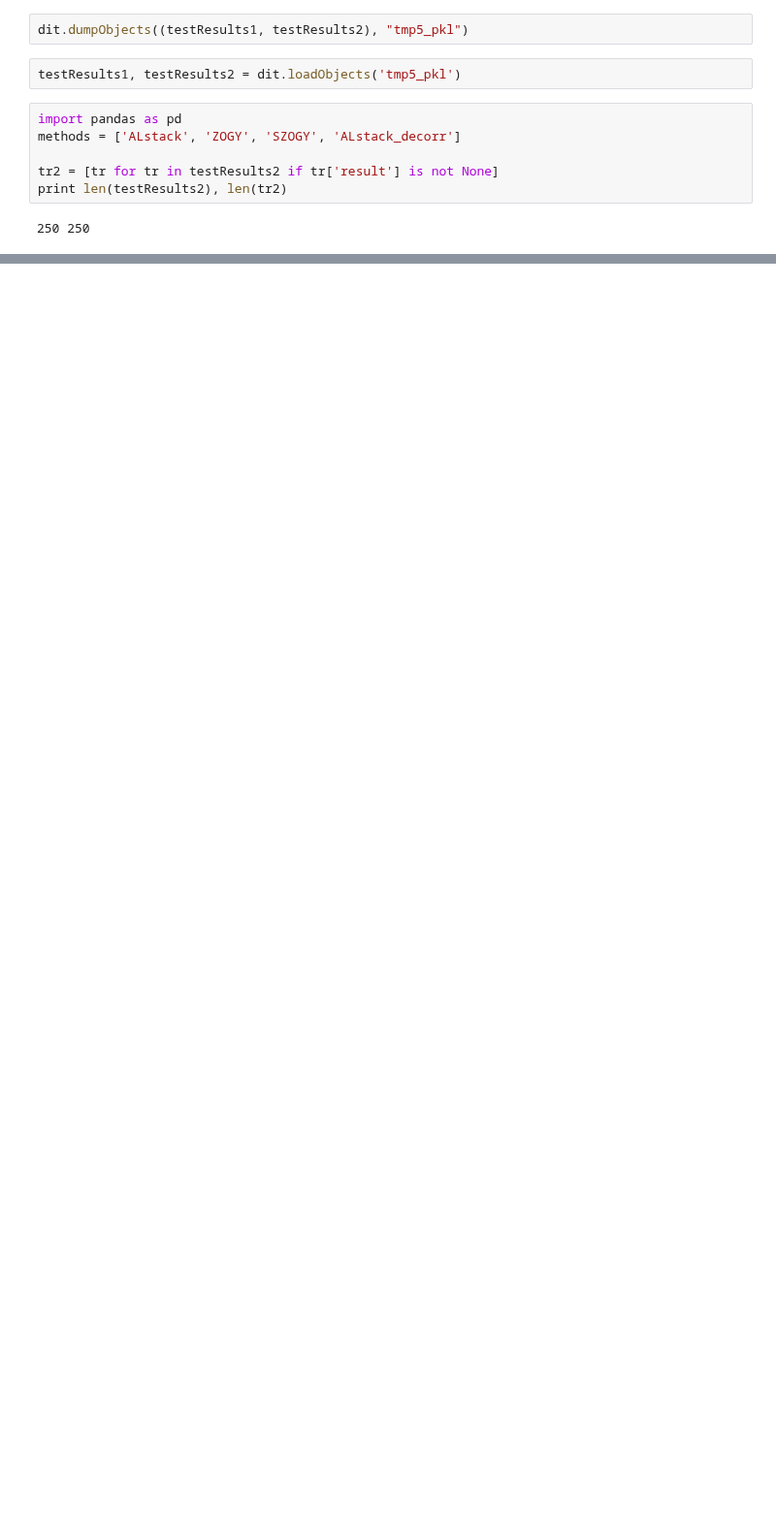
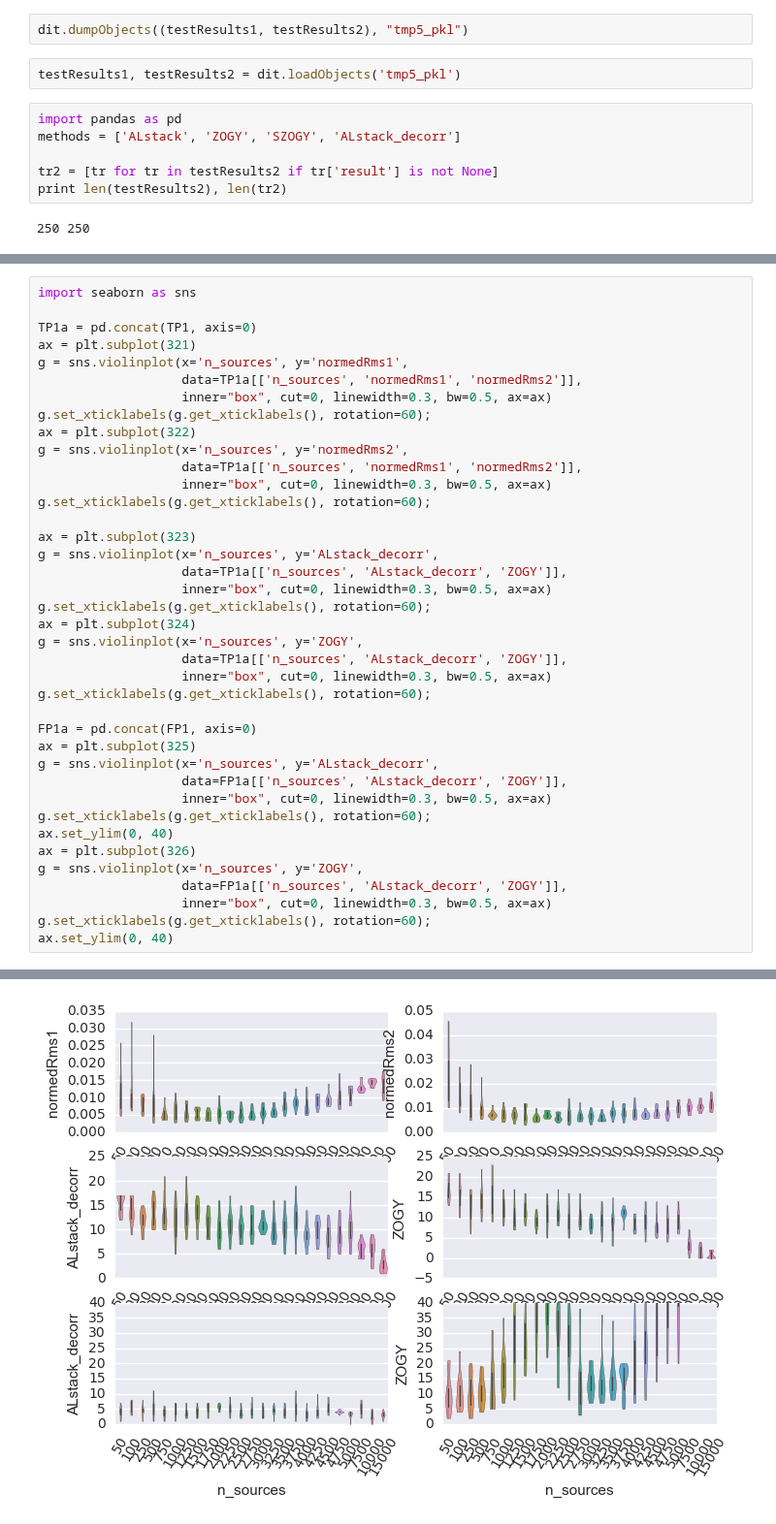
Before and after one commit to lsst-dm/diffimTests, a Jupyter notebook: 32. a. new tests vs static source density and psf measurement.ipynb, the cells around one changed output, grey strips where cells are left out. Shown at 97% size. Drawn from its saved outputs; the diff is of its cells as text; blank space fills up the shorter version.

```diff
--- a/32. a. new tests vs static source density and psf measurement.ipynb
+++ b/32. a. new tests vs static source density and psf measurement.ipynb
@@ -224,0 +244,40 @@ FP1a.boxplot(column=['ALstack', 'ZOGY', 'ALstack_decorr'], by='n_sources');
+# %%
+import seaborn as sns
+
+TP1a = pd.concat(TP1, axis=0)
+ax = plt.subplot(321)
+g = sns.violinplot(x='n_sources', y='normedRms1',
+                   data=TP1a[['n_sources', 'normedRms1', 'normedRms2']],
+                   inner="box", cut=0, linewidth=0.3, bw=0.5, ax=ax)
+g.set_xticklabels(g.get_xticklabels(), rotation=60);
+ax = plt.subplot(322)
+g = sns.violinplot(x='n_sources', y='normedRms2',
+                   data=TP1a[['n_sources', 'normedRms1', 'normedRms2']],
+                   inner="box", cut=0, linewidth=0.3, bw=0.5, ax=ax)
+g.set_xticklabels(g.get_xticklabels(), rotation=60);
+
+ax = plt.subplot(323)
+g = sns.violinplot(x='n_sources', y='ALstack_decorr',
+                   data=TP1a[['n_sources', 'ALstack_decorr', 'ZOGY']],
+                   inner="box", cut=0, linewidth=0.3, bw=0.5, ax=ax)
+g.set_xticklabels(g.get_xticklabels(), rotation=60);
+ax = plt.subplot(324)
+g = sns.violinplot(x='n_sources', y='ZOGY',
+                   data=TP1a[['n_sources', 'ALstack_decorr', 'ZOGY']],
+                   inner="box", cut=0, linewidth=0.3, bw=0.5, ax=ax)
+g.set_xticklabels(g.get_xticklabels(), rotation=60);
+
+FP1a = pd.concat(FP1, axis=0)
+ax = plt.subplot(325)
+g = sns.violinplot(x='n_sources', y='ALstack_decorr',
+                   data=FP1a[['n_sources', 'ALstack_decorr', 'ZOGY']],
+                   inner="box", cut=0, linewidth=0.3, bw=0.5, ax=ax)
+g.set_xticklabels(g.get_xticklabels(), rotation=60);
+ax.set_ylim(0, 40)
+ax = plt.subplot(326)
+g = sns.violinplot(x='n_sources', y='ZOGY',
+                   data=FP1a[['n_sources', 'ALstack_decorr', 'ZOGY']],
+                   inner="box", cut=0, linewidth=0.3, bw=0.5, ax=ax)
+g.set_xticklabels(g.get_xticklabels(), rotation=60);
+ax.set_ylim(0, 40)
+# %% [output]
@@ -224,0 +285 @@ FP1a.boxplot(column=['ALstack', 'ZOGY', 'ALstack_decorr'], by='n_sources');
+[figure, added]
```
Also changed, not shown: parts of 10 cells of this notebook.
